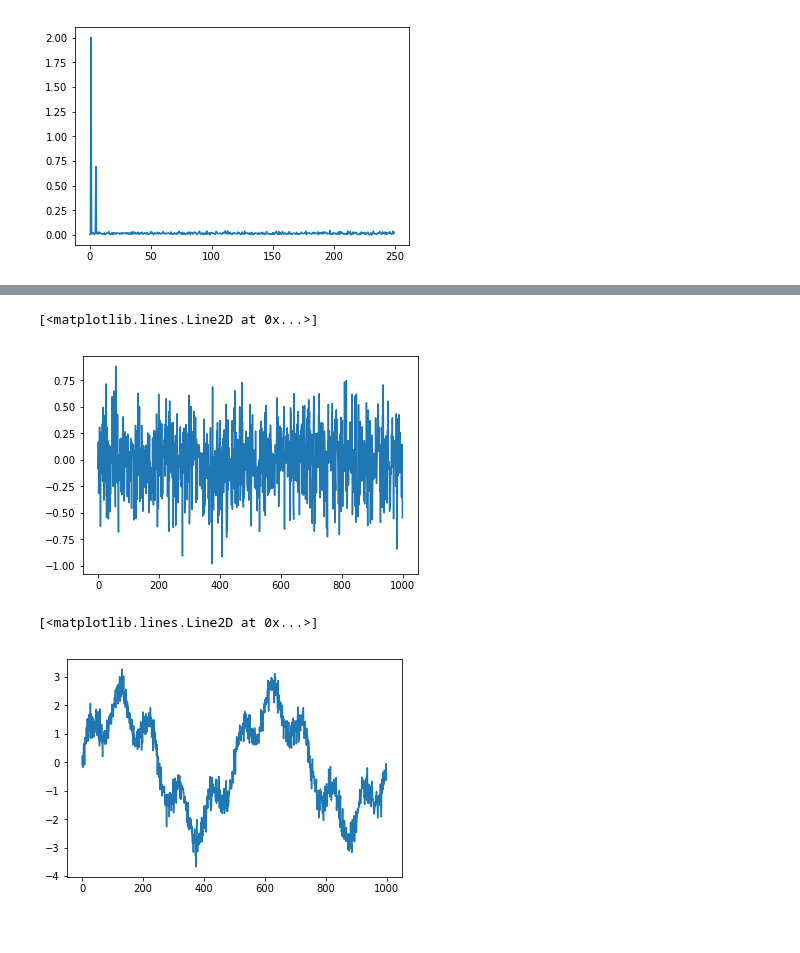
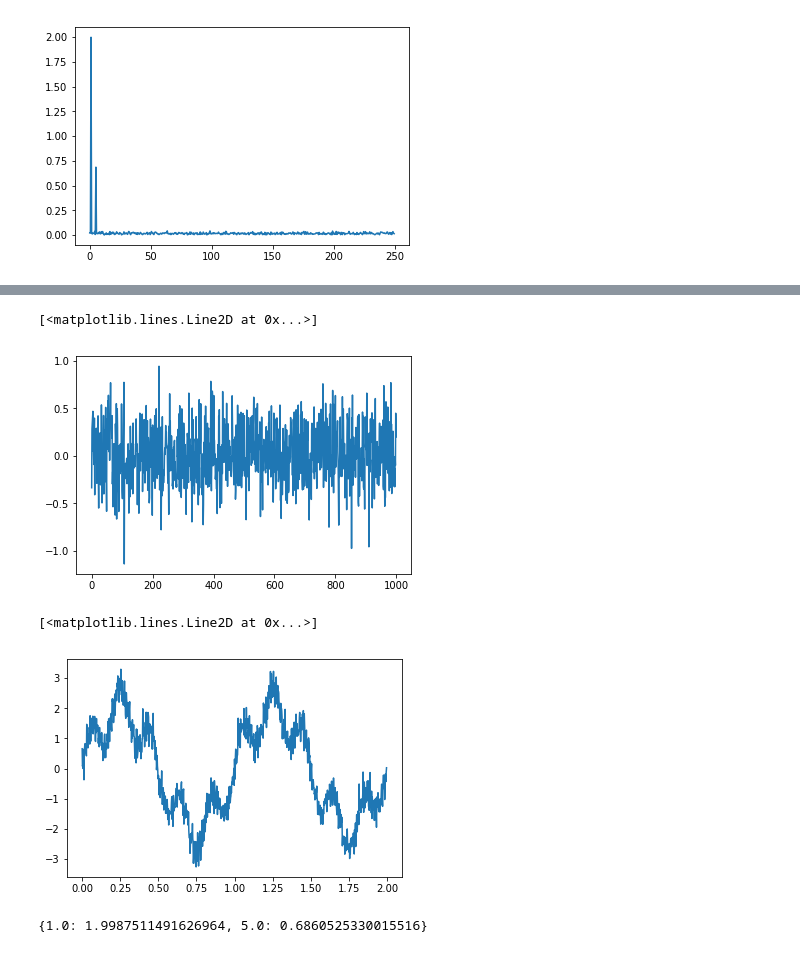
Before and after one commit to FlanFlanagan/Wind_data, a Jupyter notebook: test2.ipynb, the cells around one changed output, grey strips where cells are left out. Drawn from its saved outputs; the diff is of its cells as text; code cells hidden in the pictures.

```diff
--- a/test2.ipynb
+++ b/test2.ipynb
@@ -41,5 +43,5 @@ plt.plot(y)
 # %%
-fit = smtsa.arima_model.ARMA(y, (1, 0)).fit(display=False)
+fit = smtsa.arima_model.ARMA(y, (4, 2)).fit(display=False)
 # %%
 length = len(y)
 z = sm.tsa.arma_generate_sample(ar=np.append(1, -fit.arparams),
@@ -50,10 +52,19 @@ z = sm.tsa.arma_generate_sample(ar=np.append(1, -fit.arparams),
 plt.plot(z)
 # %% [output]
 [<matplotlib.lines.Line2D at 0x...>]
-[figure, old version]
+[figure, new version]
 # %%
 S1 = z + 2.0*np.sin(2*np.pi*t) + 0.7*np.sin(2*np.pi*5*t)
-plt.plot(S1)
+plt.plot(t,S1)
 # %% [output]
 [<matplotlib.lines.Line2D at 0x...>]
-[figure, old version]
+[figure, new version]
+# %%
+four_map = {}
+i = 0
+for i in range(len(four)):
+    if four[i] > 0.5:
+        four_map[f[i]] = four[i]
+print(four_map)
+# %% [output]
+{1.0: 1.9987511491626964, 5.0: 0.6860525330015516}
```
Also changed, not shown: parts of 7 cells of this notebook, 1 other file.
